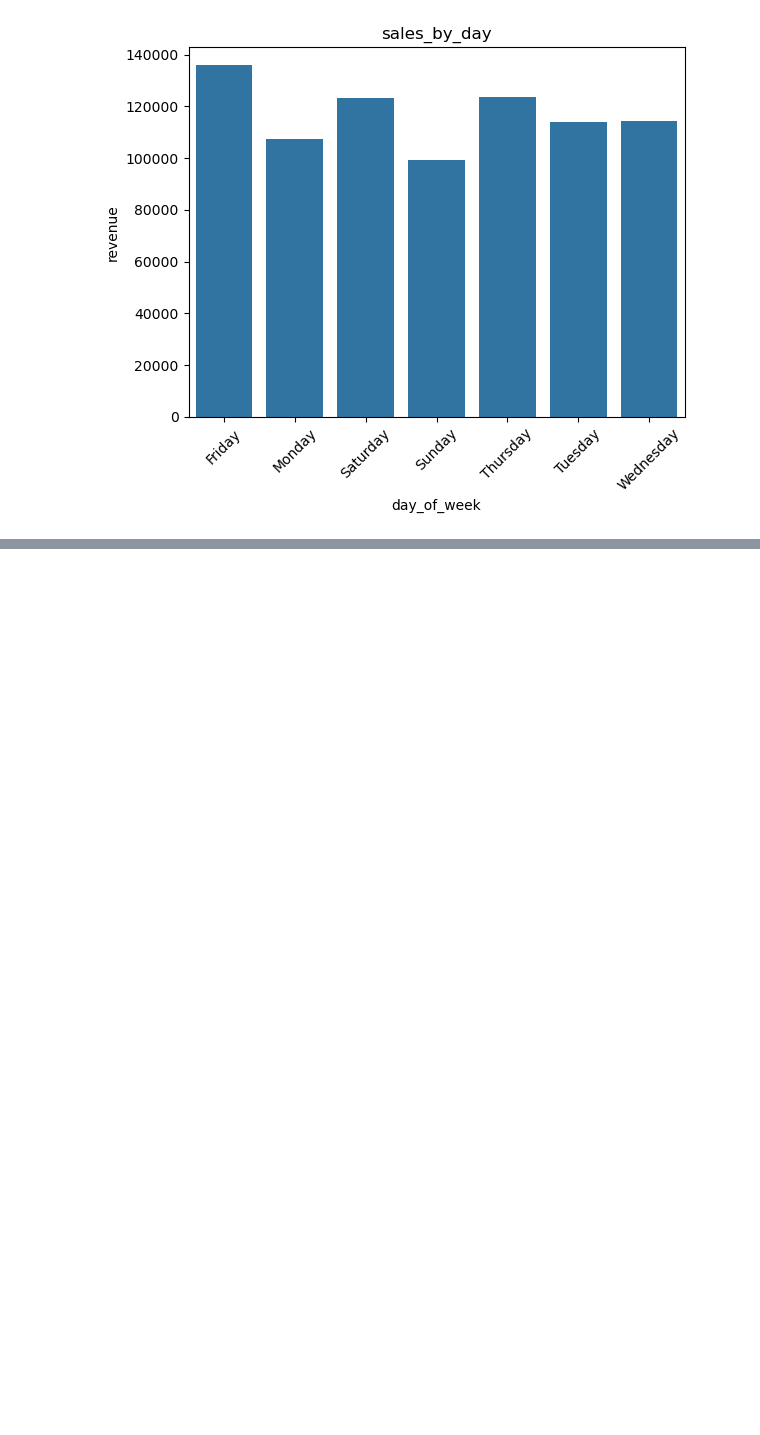
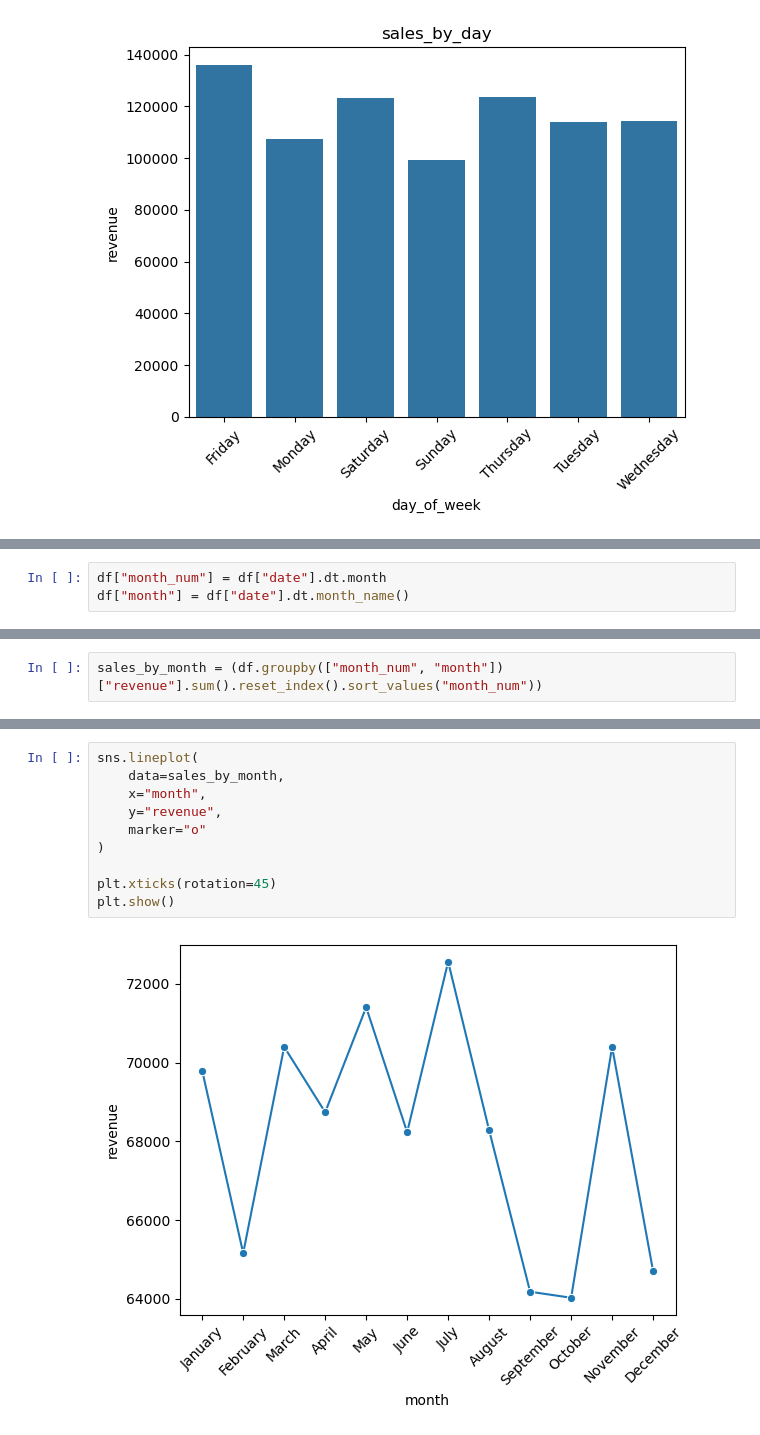
Before and after one commit to Ilumiles/Pizza_Place_Sales, a Jupyter notebook: Pizza_solution.ipynb, the cells around one changed output, grey strips where cells are left out. Drawn from its saved outputs; the diff is of its cells as text; blank space fills up the shorter version.

```diff
--- a/Pizza_solution.ipynb
+++ b/Pizza_solution.ipynb
@@ -333,0 +350,3 @@ plt.show()
+# %%
+df["month_num"] = df["date"].dt.month
+df["month"] = df["date"].dt.month_name()
@@ -333,0 +362,2 @@ plt.show()
+# %%
+sales_by_month = (df.groupby(["month_num", "month"])["revenue"].sum().reset_index().sort_values("month_num"))
@@ -333,0 +381,12 @@ plt.show()
+# %%
+sns.lineplot(
+    data=sales_by_month,
+    x="month",
+    y="revenue",
+    marker="o"
+)
+
+plt.xticks(rotation=45)
+plt.show()
+# %% [output]
+[figure, added]
```
Also changed, not shown: parts of 17 cells of this notebook.
